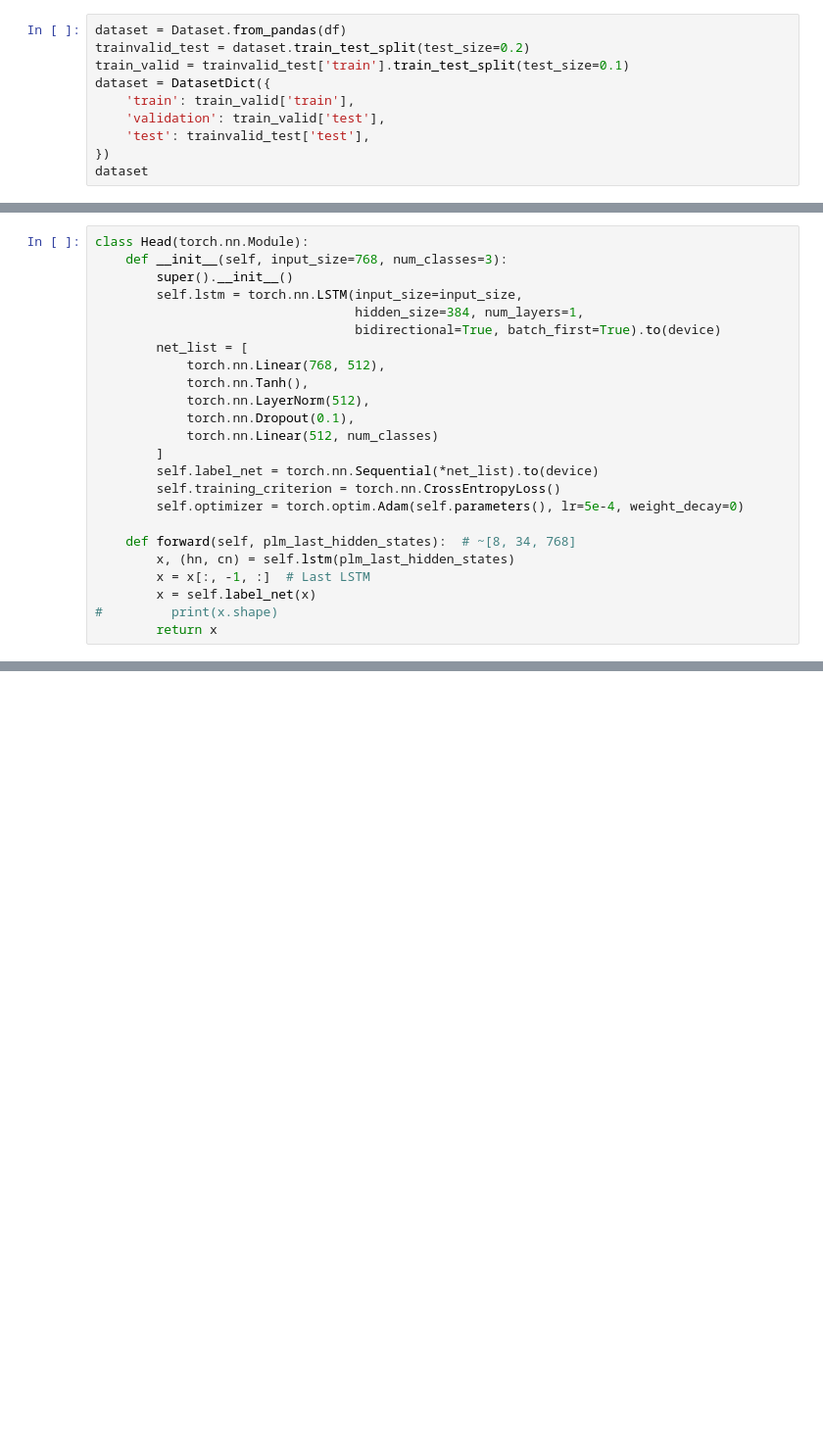
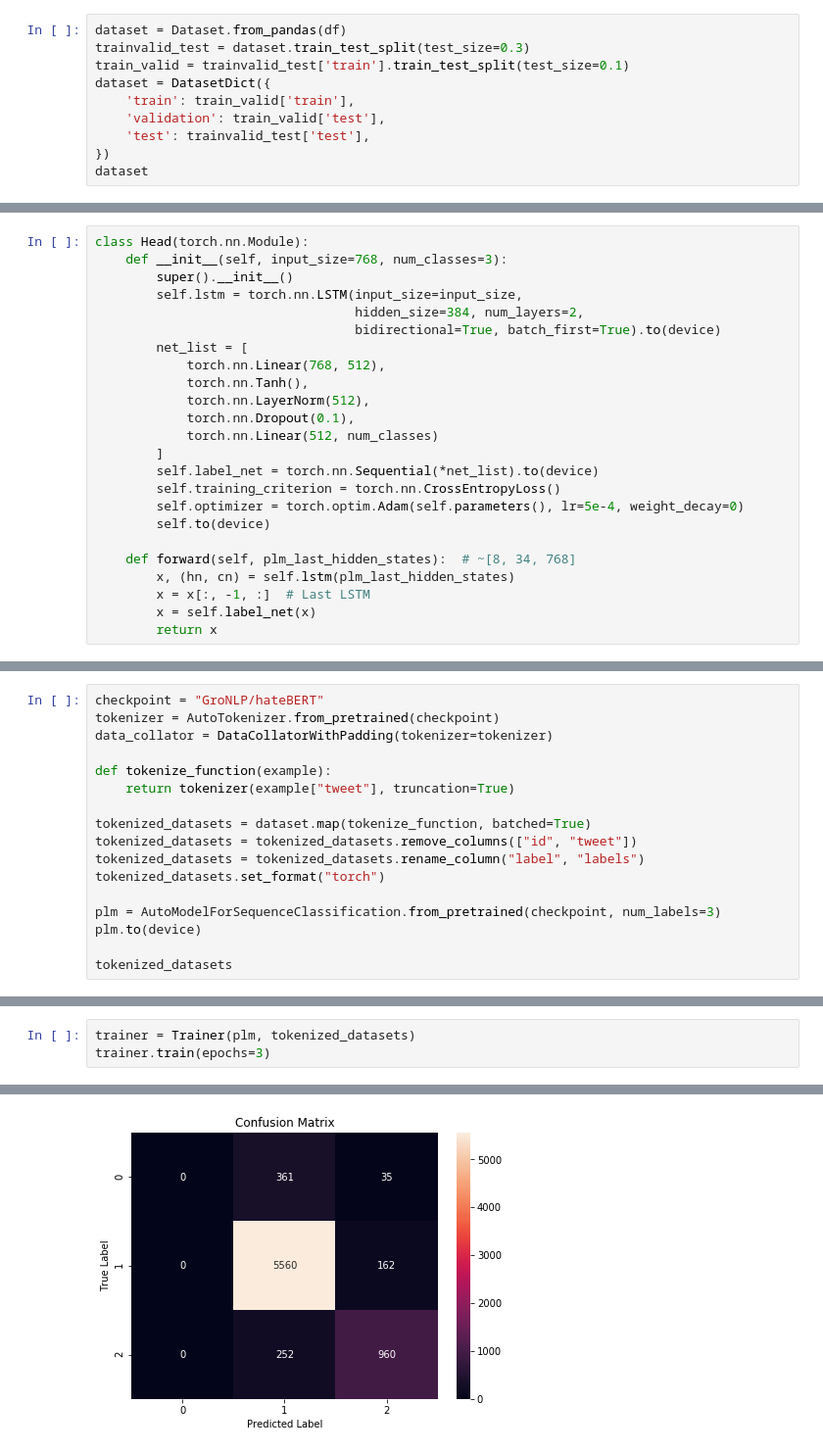
Before and after one commit to mohsenfayyaz/nn-course-ut, a Jupyter notebook: MP2_RNN/MP2-Q3.ipynb, the cells around one changed output, grey strips where cells are left out. Shown at 98% size. Drawn from its saved outputs; the diff is of its cells as text; blank space fills up the shorter version.

```diff
--- a/MP2_RNN/MP2-Q3.ipynb
+++ b/MP2_RNN/MP2-Q3.ipynb
@@ -22,6 +41,6 @@ df
 # %%
 dataset = Dataset.from_pandas(df)
-trainvalid_test = dataset.train_test_split(test_size=0.2)
+trainvalid_test = dataset.train_test_split(test_size=0.3)
 train_valid = trainvalid_test['train'].train_test_split(test_size=0.1)
 dataset = DatasetDict({
     'train': train_valid['train'],
@@ -59,7 +105,7 @@ class Head(torch.nn.Module):
     def __init__(self, input_size=768, num_classes=3):
         super().__init__()
         self.lstm = torch.nn.LSTM(input_size=input_size,
-                                  hidden_size=384, num_layers=1,
+                                  hidden_size=384, num_layers=2,
                                   bidirectional=True, batch_first=True).to(device)
         net_list = [
             torch.nn.Linear(768, 512),
@@ -71,11 +117,11 @@ class Head(torch.nn.Module):
         self.label_net = torch.nn.Sequential(*net_list).to(device)
         self.training_criterion = torch.nn.CrossEntropyLoss()
         self.optimizer = torch.optim.Adam(self.parameters(), lr=5e-4, weight_decay=0)
+        self.to(device)
 
     def forward(self, plm_last_hidden_states):  # ~[8, 34, 768]
         x, (hn, cn) = self.lstm(plm_last_hidden_states)
         x = x[:, -1, :]  # Last LSTM
         x = self.label_net(x)
-#         print(x.shape)
         return x
 # %%
@@ -112,0 +242,17 @@ train_dataloader
+# %%
+checkpoint = "GroNLP/hateBERT"
+tokenizer = AutoTokenizer.from_pretrained(checkpoint)
+data_collator = DataCollatorWithPadding(tokenizer=tokenizer)
+
+def tokenize_function(example):
+    return tokenizer(example["tweet"], truncation=True)
+
+tokenized_datasets = dataset.map(tokenize_function, batched=True)
+tokenized_datasets = tokenized_datasets.remove_columns(["id", "tweet"])
+tokenized_datasets = tokenized_datasets.rename_column("label", "labels")
+tokenized_datasets.set_format("torch")
+
+plm = AutoModelForSequenceClassification.from_pretrained(checkpoint, num_labels=3)
+plm.to(device)
+
+tokenized_datasets
@@ -112,0 +279,4 @@ train_dataloader
+# %%
+trainer = Trainer(plm, tokenized_datasets)
+trainer.train(epochs=3)
+# %% [output]
@@ -112,0 +303 @@ train_dataloader
+[figure, added]
```
Also changed, not shown: parts of 16 cells of this notebook.
